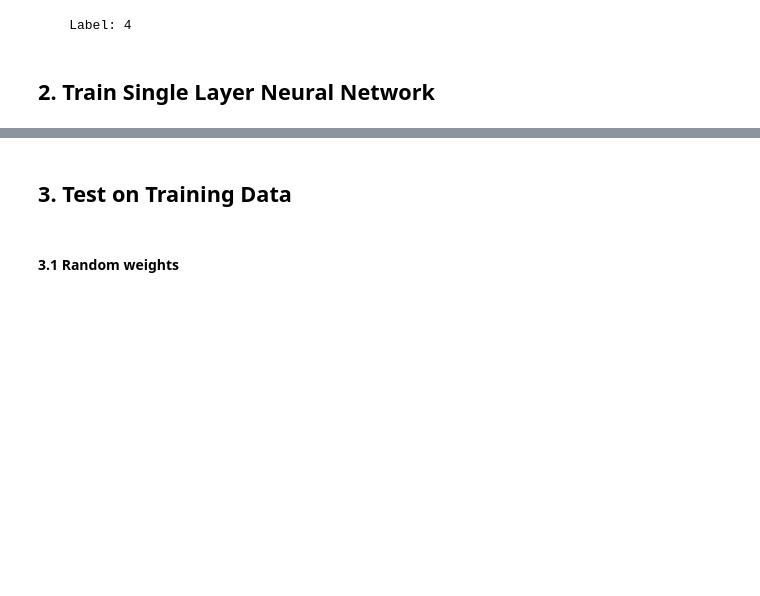
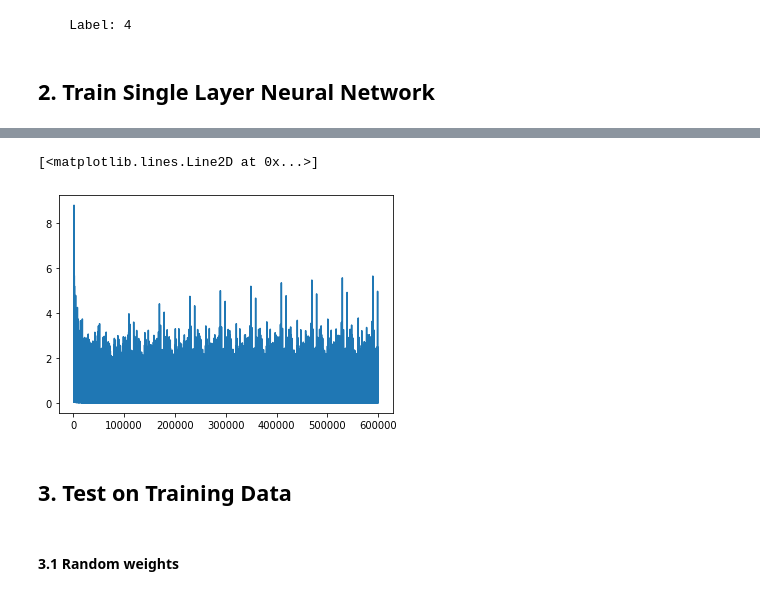
Before and after one commit to liao961120/DL, a Jupyter notebook: mnist.ipynb, the cells around one changed output, grey strips where cells are left out. Saved outputs shown, nothing was run; the diff lists cells and outputs as text; code cells hidden in the pictures; blank space fills up the shorter version.

```diff
--- a/mnist.ipynb
+++ b/mnist.ipynb
@@ -71,3 +83,8 @@ for i in range(len(images)):
+# %%
+plt.plot(steps[1000:], total_errors[1000:])
+# %% [output]
+[<matplotlib.lines.Line2D at 0x...>]
+[figure, added]
 # %% [markdown]
 ## 3. Test on Training Data
 # %%
```
Also changed, not shown: parts of 6 cells of this notebook.
